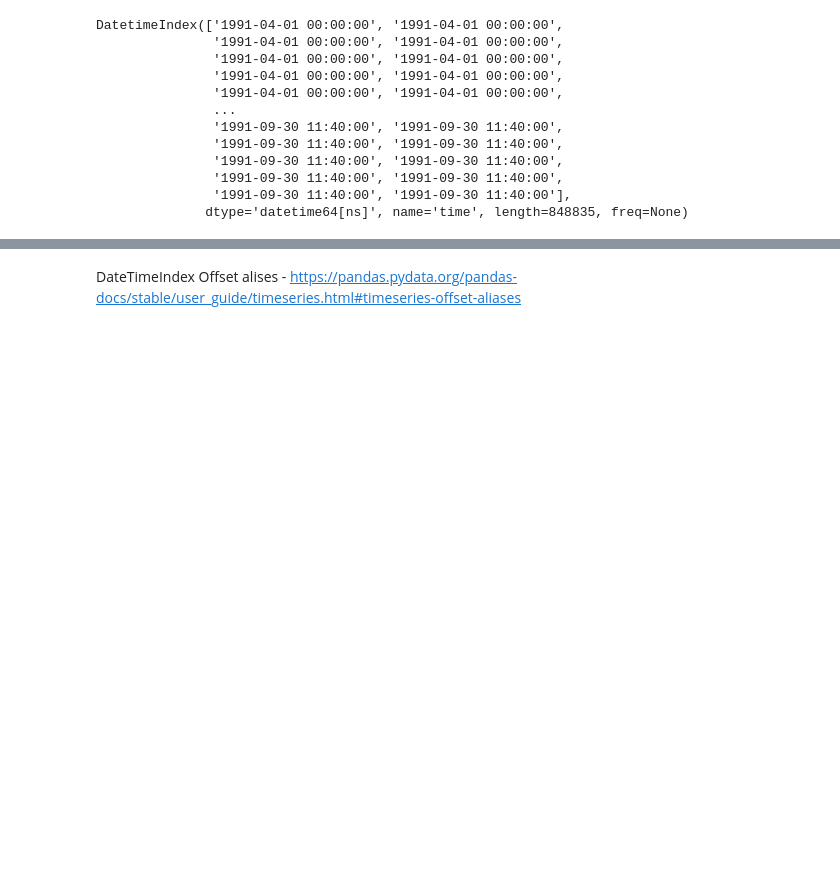
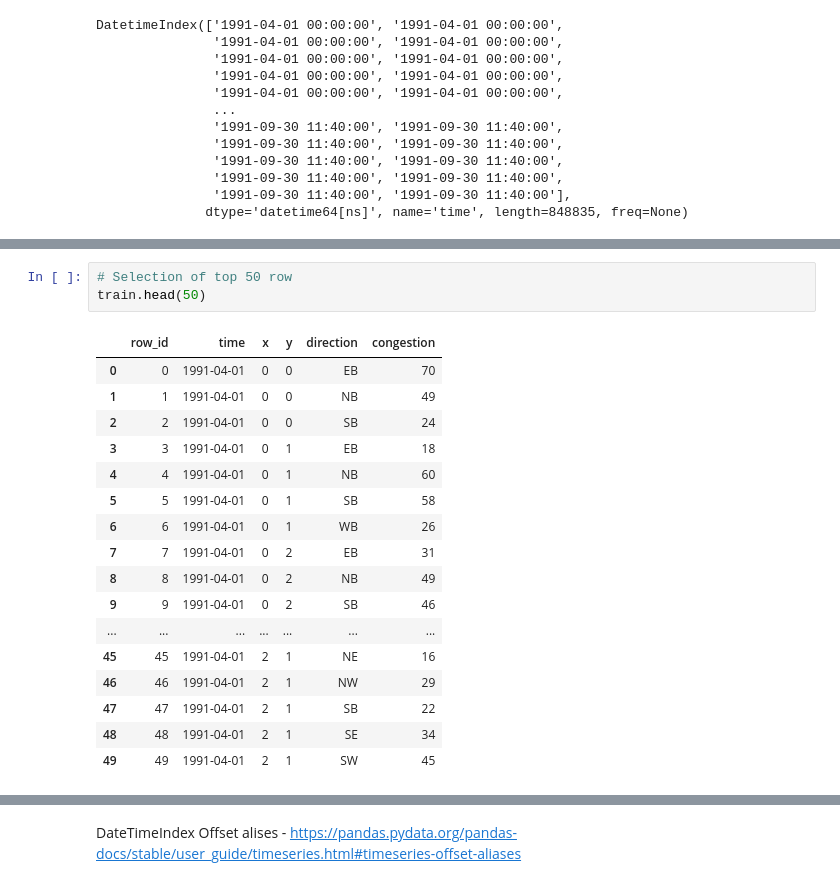
Before and after one commit to Data-Sales-Service/kaggle-work, a Jupyter notebook: 10-simple-pandas-tricks-for-better-life.ipynb, the cells around one changed output, grey strips where cells are left out. Cells and saved outputs as stored; diff of their text form; blank space fills up the shorter version.

```diff
--- a/10-simple-pandas-tricks-for-better-life.ipynb
+++ b/10-simple-pandas-tricks-for-better-life.ipynb
@@ -168,0 +189,21 @@ DatetimeIndex(['1991-04-01 00:00:00', '1991-04-01 00:00:00',
+# %%
+# Selection of top 50 row
+train.head(50)
+# %% [output]
+|  | row_id | time | x | y | direction | congestion |
+| 0 | 0 | 1991-04-01 | 0 | 0 | EB | 70 |
+| 1 | 1 | 1991-04-01 | 0 | 0 | NB | 49 |
+| 2 | 2 | 1991-04-01 | 0 | 0 | SB | 24 |
+| 3 | 3 | 1991-04-01 | 0 | 1 | EB | 18 |
+| 4 | 4 | 1991-04-01 | 0 | 1 | NB | 60 |
+| 5 | 5 | 1991-04-01 | 0 | 1 | SB | 58 |
+| 6 | 6 | 1991-04-01 | 0 | 1 | WB | 26 |
+| 7 | 7 | 1991-04-01 | 0 | 2 | EB | 31 |
+| 8 | 8 | 1991-04-01 | 0 | 2 | NB | 49 |
+| 9 | 9 | 1991-04-01 | 0 | 2 | SB | 46 |
+| ... | ... | ... | ... | ... | ... | ... |
+| 45 | 45 | 1991-04-01 | 2 | 1 | NE | 16 |
+| 46 | 46 | 1991-04-01 | 2 | 1 | NW | 29 |
+| 47 | 47 | 1991-04-01 | 2 | 1 | SB | 22 |
+| 48 | 48 | 1991-04-01 | 2 | 1 | SE | 34 |
+| 49 | 49 | 1991-04-01 | 2 | 1 | SW | 45 |
```
Also changed, not shown: parts of 13 cells of this notebook.
